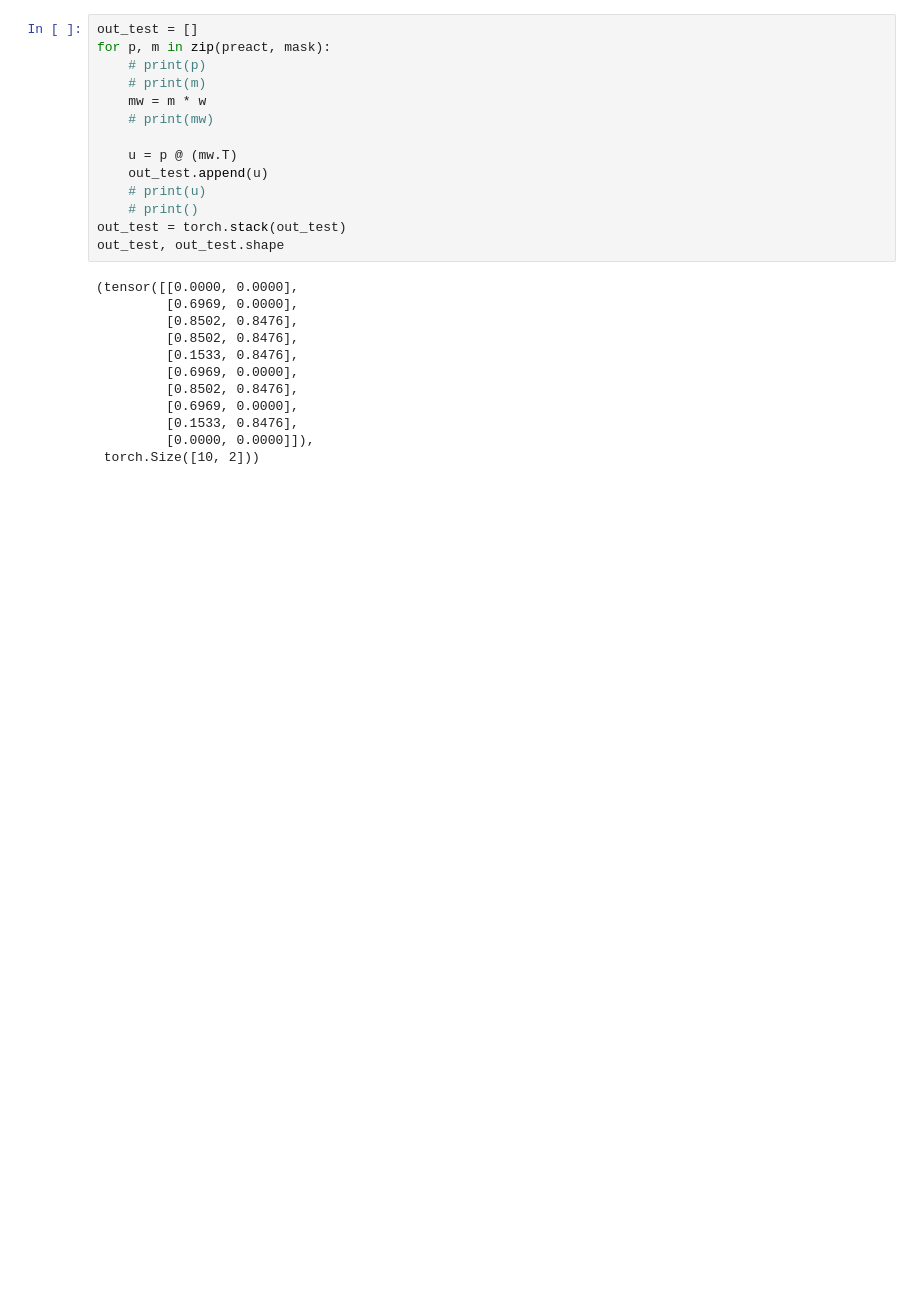
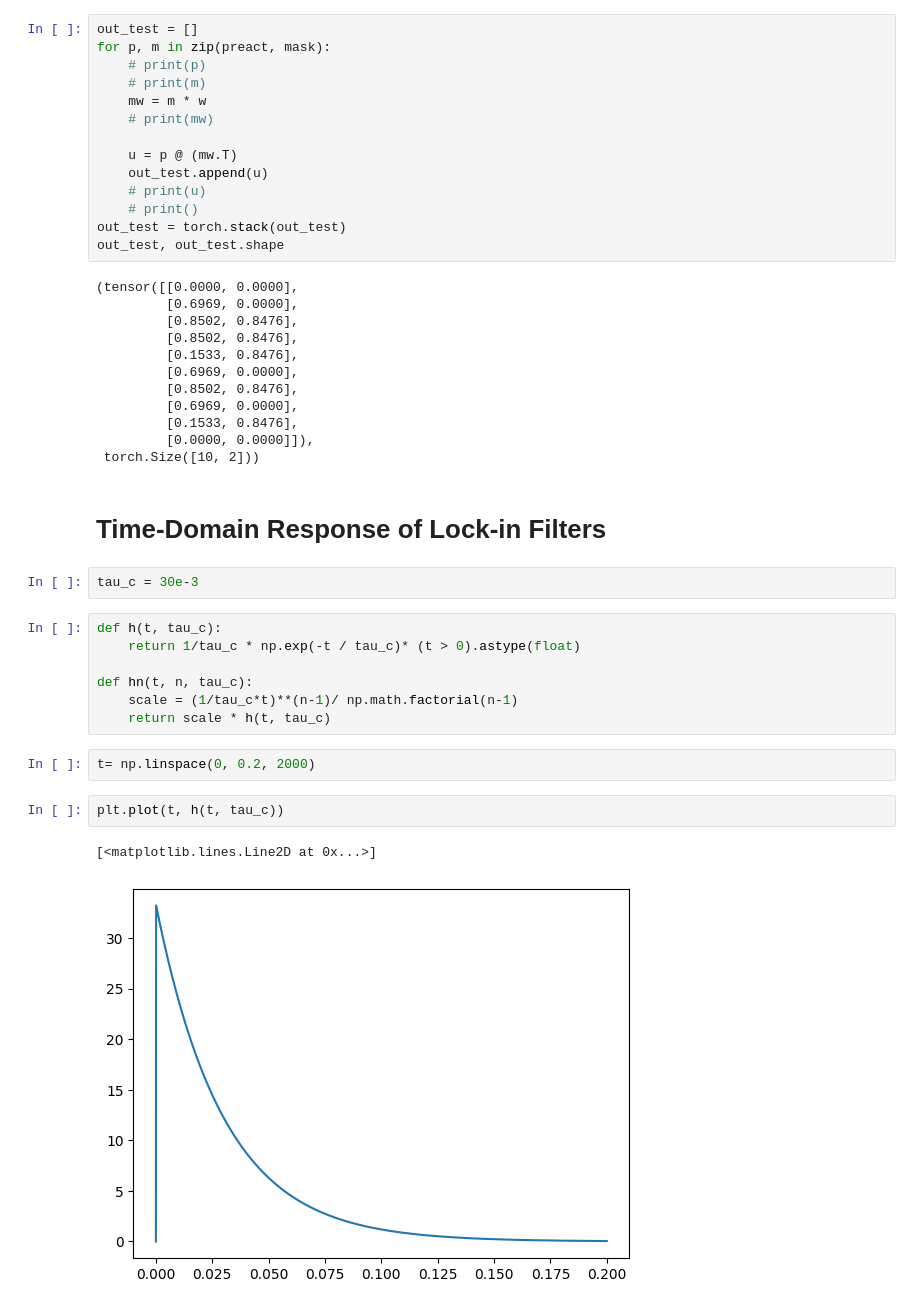
Before and after one commit to fmi-basel/stork, a Jupyter notebook: examples/playground.ipynb, the cells around one changed output. Saved outputs shown, nothing was run; the diff lists cells and outputs as text; blank space fills up the shorter version.

```diff
--- a/examples/playground.ipynb
+++ b/examples/playground.ipynb
@@ -167,3 +169,21 @@ out_test, out_test.shape
          [0.1533, 0.8476],
          [0.0000, 0.0000]]),
  torch.Size([10, 2]))
+# %% [markdown]
+# Time-Domain Response of Lock-in Filters
+# %%
+tau_c = 30e-3
+# %%
+def h(t, tau_c):
+    return 1/tau_c * np.exp(-t / tau_c)* (t > 0).astype(float)
+
+def hn(t, n, tau_c):
+    scale = (1/tau_c*t)**(n-1)/ np.math.factorial(n-1)
+    return scale * h(t, tau_c)
+# %%
+t= np.linspace(0, 0.2, 2000)
+# %%
+plt.plot(t, h(t, tau_c))
+# %% [output]
+[<matplotlib.lines.Line2D at 0x...>]
+[figure, added]
```
Also changed, not shown: parts of 2 cells of this notebook.
